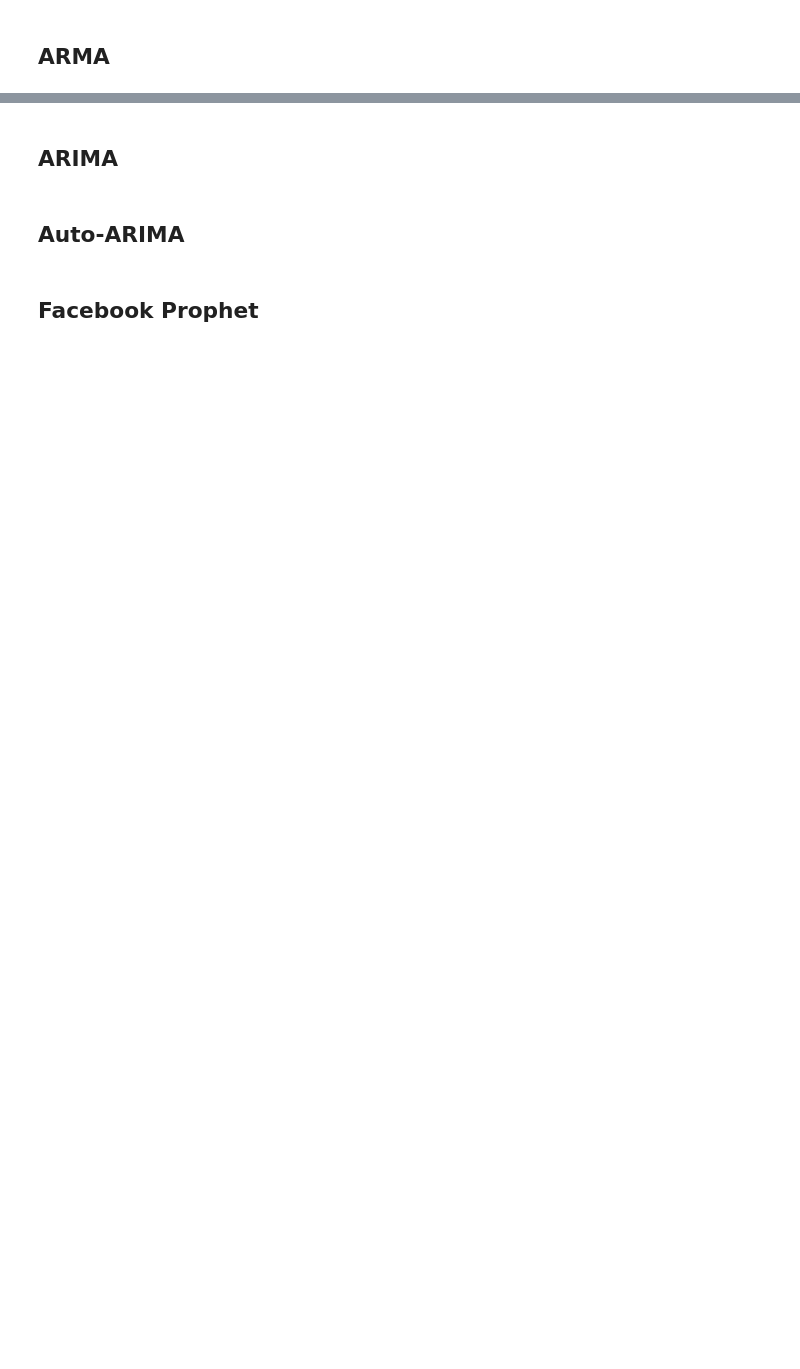
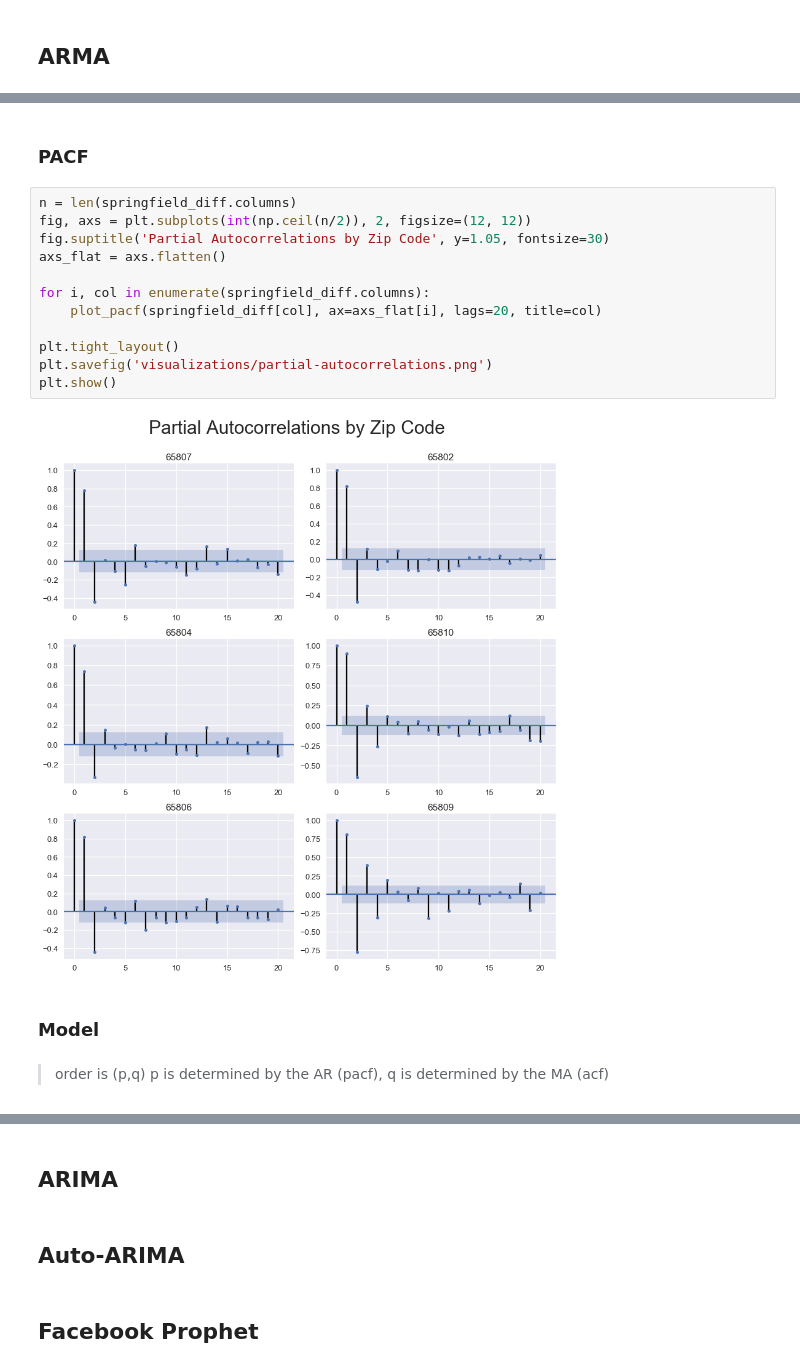
Before and after one commit to tjkim614/springfield_housing_analysis, a Jupyter notebook: 2-Modeling.ipynb, the cells around one changed output, grey strips where cells are left out. Saved outputs shown, nothing was run; the diff lists cells and outputs as text; blank space fills up the shorter version.

```diff
--- a/2-Modeling.ipynb
+++ b/2-Modeling.ipynb
@@ -4,0 +60,20 @@
+# %% [markdown]
+### PACF
+# %%
+n = len(springfield_diff.columns)
+fig, axs = plt.subplots(int(np.ceil(n/2)), 2, figsize=(12, 12))
+fig.suptitle('Partial Autocorrelations by Zip Code', y=1.05, fontsize=30)
+axs_flat = axs.flatten()
+
+for i, col in enumerate(springfield_diff.columns):
+    plot_pacf(springfield_diff[col], ax=axs_flat[i], lags=20, title=col)
+
+plt.tight_layout()
+plt.savefig('visualizations/partial-autocorrelations.png')
+plt.show()
+# %% [output]
+[figure, added]
+# %% [markdown]
+### Model
+# %% [markdown]
+> order is (p,q) p is determined by the AR (pacf), q is determined by the MA (acf)
```
Also changed, not shown: parts of 13 cells of this notebook, 3 other files.
